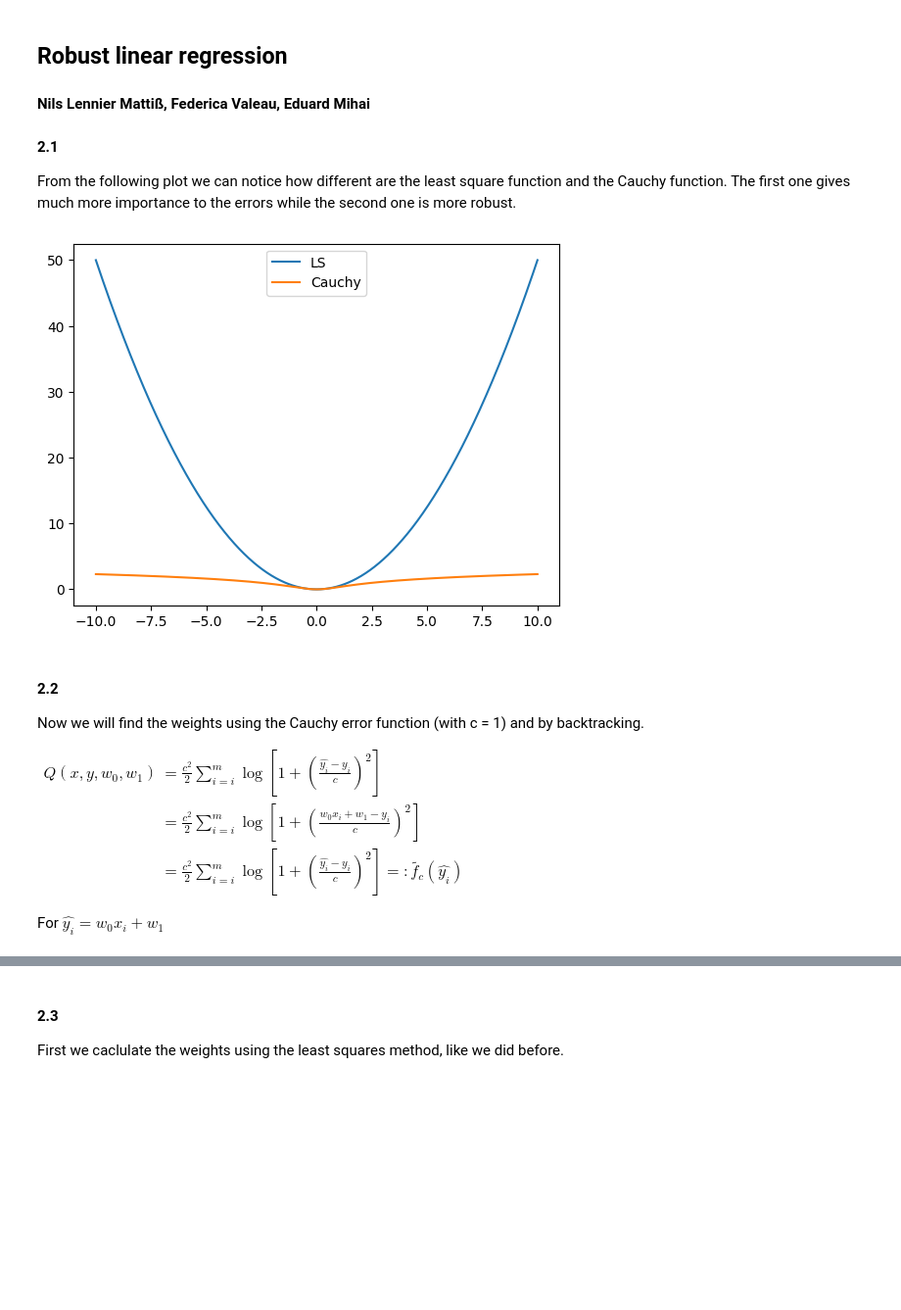
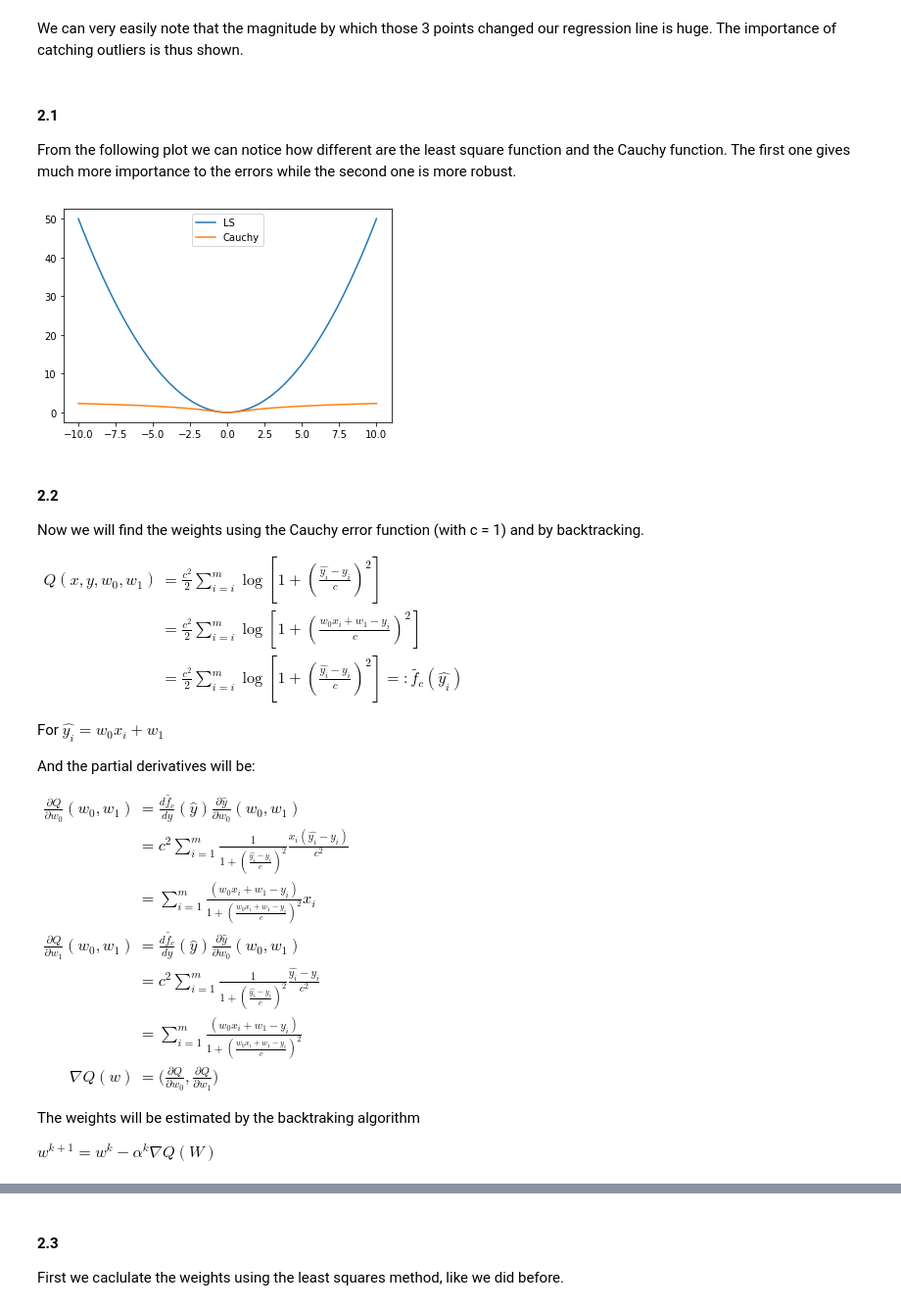
Before and after one commit to Edward484/OptimizationClassUB, a Jupyter notebook: project3/practical3.ipynb, the cells around one changed output, grey strips where cells are left out. Shown at 98% size. Cells and saved outputs as stored; diff of their text form; code cells hidden in the pictures; blank space fills up the shorter version.

```diff
--- a/project3/practical3.ipynb
+++ b/project3/practical3.ipynb
@@ -0,0 +191,30 @@
+# %%
+# Enter x and y coordinates of points and colors
+xs = points[:,0]
+ys = points[:,1]
+
+# Select length of axes and the space between tick labels
+xmin, xmax, ymin, ymax = -50, 50, -50, 50
+ticks_frequency = 1
+
+# Plot points
+fig, ax = plt.subplots(figsize=(10, 10))
+ax.scatter(xs, ys)
+
+# Set bottom and left spines as x and y axes of coordinate system
+ax.spines['bottom'].set_position('zero')
+ax.spines['left'].set_position('zero')
+
+# Remove top and right spines
+ax.spines['top'].set_visible(False)
+ax.spines['right'].set_visible(False)
+
+#create regression line
+x = np. linspace(-25,25,100)
+y = w_h[-1][0]*x+w_h[-1][1]
+plt. plot(x, y, '-r')
+plt. title('Graph of the Regression Line')
+plt. xlabel('x', color='#1C2833')
+plt. ylabel('y', color='#1C2833')
+
+plt.show()
@@ -1,5 +223,5 @@
+# %% [markdown]
+We can very easily note that the magnitude by which those 3 points changed our regression line is huge. The importance of catching outliers is thus shown.
 # %% [markdown]
-## Robust linear regression
-#### Nils Lennier Mattiß, Federica Valeau, Eduard Mihai
 #### 2.1
 From the following plot we can notice how different are the least square function and the Cauchy function. The first one gives much more importance to the errors while the second one is more robust.
@@ -9,24 +228,20 @@ import matplotlib.pyplot as plt
 # %%
 def LS(x):
     return 0.5*x**2
 
-def cauchy(x, c=1):
-    return c**2 * 0.5 * np.log(1+(x/c)**2)
+def cauchy(x):
+    return 0.5* np.log(1+x**2)
 
 x = np.linspace(-10, 10, 1000)
 plt.plot(x, LS(x), label='LS')
-plt.plot(x, cauchy(x, 1), label='Cauchy')
-#plt.plot(x, cauchy(x, 100), label='Cauchy 100')
-#plt.plot(x, cauchy(x, 0.1), label='Cauchy 0.1')
-#plt.plot(x, cauchy(x, 0.001), label='Cauchy 0.001')
+plt.plot(x, cauchy(x), label='Cauchy')
 plt.legend()
 plt.show()
 # %% [output]
-[figure, old version]
+[figure, new version]
 # %% [markdown]
 #### 2.2
 Now we will find the weights using the Cauchy error function (with c = 1) and by backtracking.
-
 
 $\begin{align} Q(x,y,w_0,w_1) &= \frac{c^2}{2} \sum_{i=i}^m \log [1+(\frac{\hat{y_i}-y_i}{c})^2] \\
     &=  \frac{c^2}{2} \sum_{i=i}^m \log [1+(\frac{w_0 x_i+w_1-y_i}{c})^2] \\
@@ -34,3 +249,19 @@ $\begin{align} Q(x,y,w_0,w_1) &= \frac{c^2}{2} \sum_{i=i}^m \log [1+(\frac{\hat{
     \end{align}$
 
 For $\hat{y_i}=w_0 x_i+w_1$
+
+And the partial derivatives will be:
+
+$\begin{align*}
+ \frac{\partial Q}{\partial w_0}(w_0, w_1) &= \frac{d\tilde{f_c}}{dy}(\hat{y})\frac{\partial \hat{y}}{\partial w_0}(w_0, w_1) \\
+    &= c^2 \sum_{i=1}^m \frac{1}{1+(\frac{\hat{y_i}-y_i}{c})^2} \frac{x_i(\hat{y_i}-y_i)}{c^2}\\
+    &= \sum_{i=1}^m \frac{(w_0 x_i+w_1-y_i)}{1+(\frac{w_0 x_i+w_1-y_i}{c})^2} x_i \\
+\frac{\partial Q}{\partial w_1}(w_0, w_1) &= \frac{d \tilde{f_c}}{dy}(\hat{y}) \frac{\partial \hat{y}}{\partial w_0}(w_0, w_1) \\
+    &= c^2 \sum_{i=1}^m \frac{1}{1+(\frac{\hat{y_i}-y_i}{c})^2} \frac{\hat{y_i}-y_i}{c^2}\\
+    &= \sum_{i=1}^m \frac{(w_0 x_i+w_1-y_i)}{1+(\frac{w_0 x_i+w_1-y_i}{c})^2} \\
+\nabla Q(w) &= \Big(\frac{\partial Q}{\partial w_0}, \frac{\partial Q}{\partial w_1} \Big)
+\end{align*}$
+
+The weights will be estimated by the backtraking algorithm
+
+$ w^{k+1} = w^k - \alpha^k \nabla Q(W) $
```
Also changed, not shown: parts of 29 cells of this notebook.
